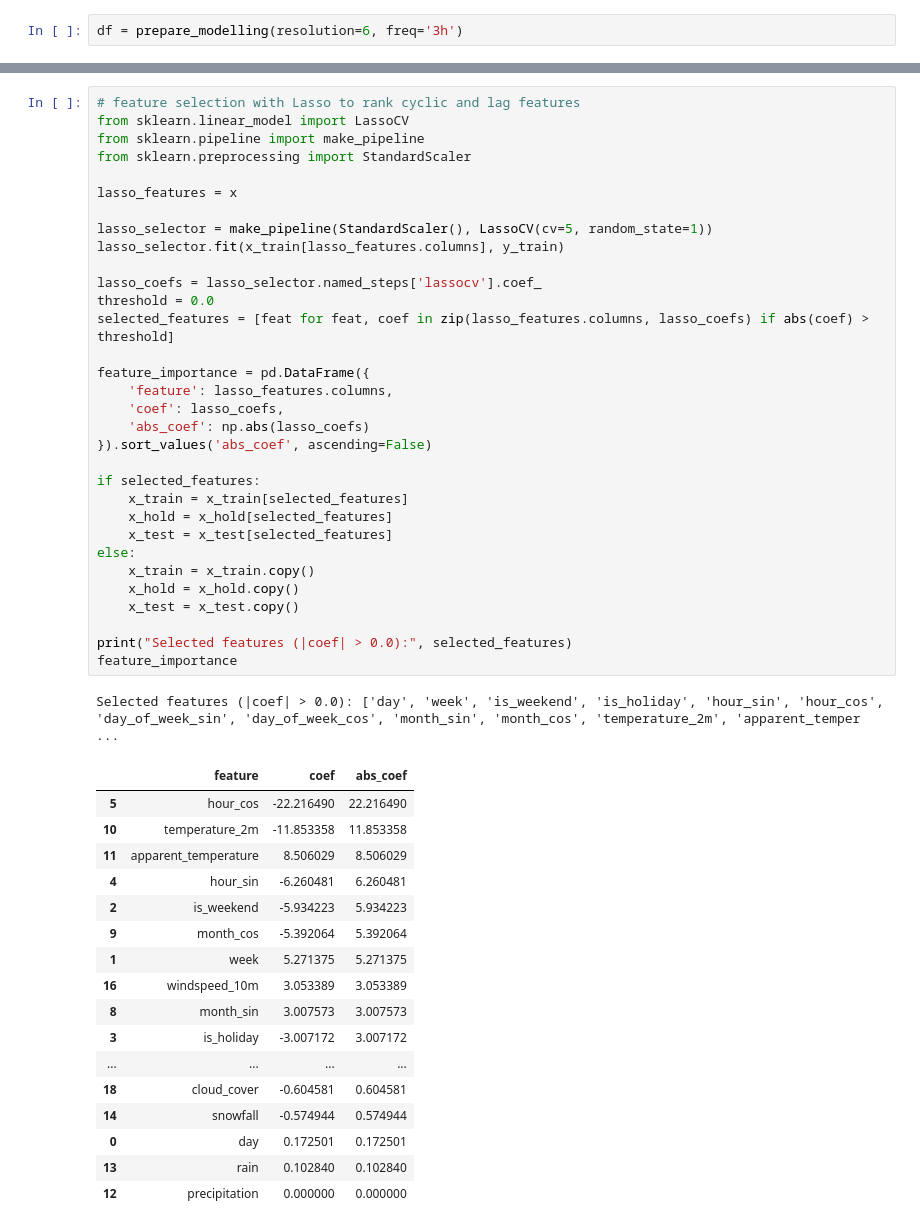
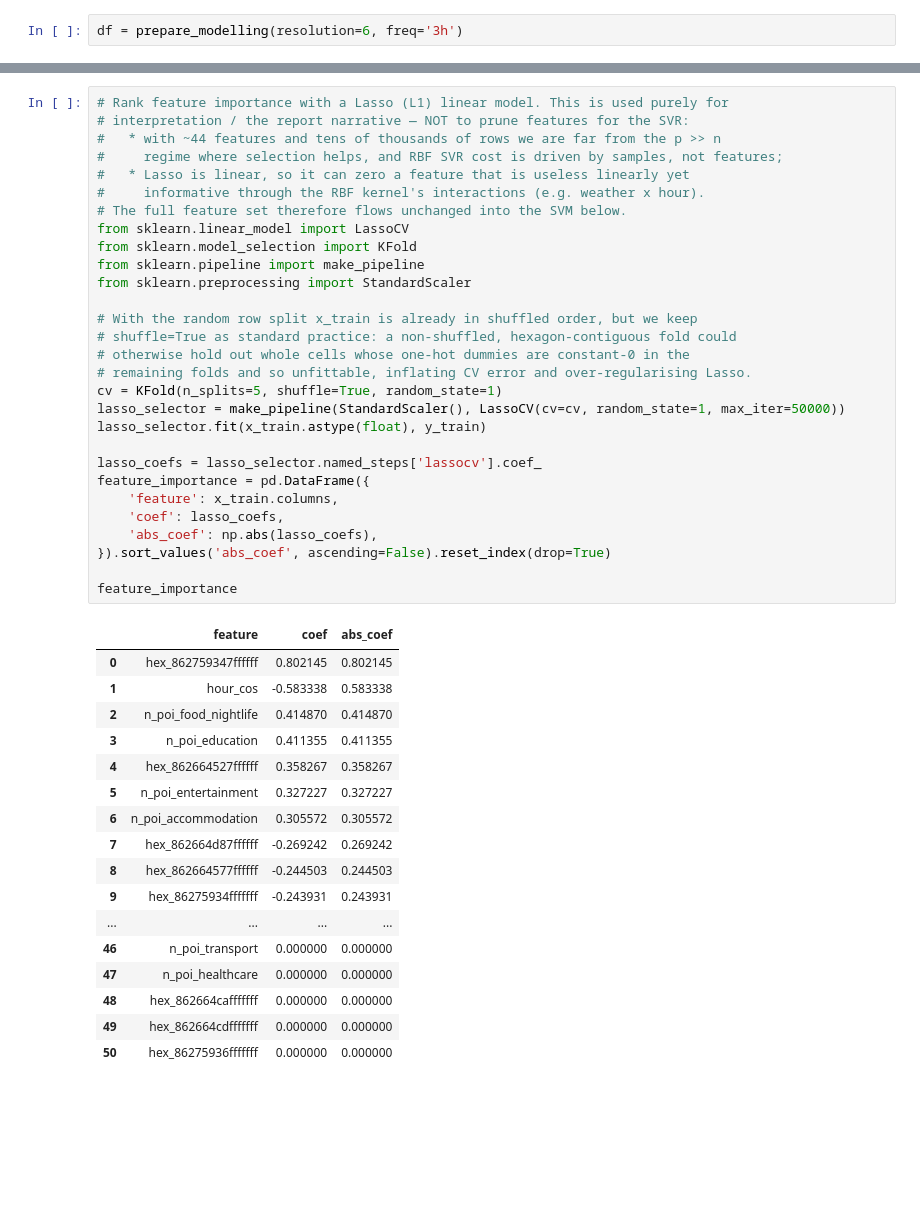
Before and after one commit to timoerc/AAA26-Chicago-Mobility, a Jupyter notebook: notebooks/05a_svm.ipynb, the cells around one changed output, grey strips where cells are left out. Cells and saved outputs as stored; diff of their text form; blank space fills up the shorter version.

```diff
--- a/notebooks/05a_svm.ipynb
+++ b/notebooks/05a_svm.ipynb
@@ -56,54 +143,50 @@ memory usage: 24.6 MB
 # %%
-# feature selection with Lasso to rank cyclic and lag features
+# Rank feature importance with a Lasso (L1) linear model. This is used purely for
+# interpretation / the report narrative — NOT to prune features for the SVR:
+#   * with ~44 features and tens of thousands of rows we are far from the p >> n
+#     regime where selection helps, and RBF SVR cost is driven by samples, not features;
+#   * Lasso is linear, so it can zero a feature that is useless linearly yet
+#     informative through the RBF kernel's interactions (e.g. weather x hour).
+# The full feature set therefore flows unchanged into the SVM below.
 from sklearn.linear_model import LassoCV
+from sklearn.model_selection import KFold
 from sklearn.pipeline import make_pipeline
 from sklearn.preprocessing import StandardScaler
 
-lasso_features = x
-
-lasso_selector = make_pipeline(StandardScaler(), LassoCV(cv=5, random_state=1))
-lasso_selector.fit(x_train[lasso_features.columns], y_train)
+# With the random row split x_train is already in shuffled order, but we keep
+# shuffle=True as standard practice: a non-shuffled, hexagon-contiguous fold could
+# otherwise hold out whole cells whose one-hot dummies are constant-0 in the
+# remaining folds and so unfittable, inflating CV error and over-regularising Lasso.
+cv = KFold(n_splits=5, shuffle=True, random_state=1)
+lasso_selector = make_pipeline(StandardScaler(), LassoCV(cv=cv, random_state=1, max_iter=50000))
+lasso_selector.fit(x_train.astype(float), y_train)
 
 lasso_coefs = lasso_selector.named_steps['lassocv'].coef_
-threshold = 0.0
-selected_features = [feat for feat, coef in zip(lasso_features.columns, lasso_coefs) if abs(coef) > threshold]
+feature_importance = pd.DataFrame({
+    'feature': x_train.columns,
+    'coef': lasso_coefs,
+    'abs_coef': np.abs(lasso_coefs),
+}).sort_values('abs_coef', ascending=False).reset_index(drop=True)
 
-feature_importance = pd.DataFrame({
-    'feature': lasso_features.columns,
-    'coef': lasso_coefs,
-    'abs_coef': np.abs(lasso_coefs)
-}).sort_values('abs_coef', ascending=False)
-
-if selected_features:
-    x_train = x_train[selected_features]
-    x_hold = x_hold[selected_features]
-    x_test = x_test[selected_features]
-else:
-    x_train = x_train.copy()
-    x_hold = x_hold.copy()
-    x_test = x_test.copy()
-
-print("Selected features (|coef| > 0.0):", selected_features)
 feature_importance
 # %% [output]
-Selected features (|coef| > 0.0): ['day', 'week', 'is_weekend', 'is_holiday', 'hour_sin', 'hour_cos', 'day_of_week_sin', 'day_of_week_cos', 'month_sin', 'month_cos', 'temperature_2m', 'apparent_temper ...
 |  | feature | coef | abs_coef |
-| 5 | hour_cos | -22.216490 | 22.216490 |
-| 10 | temperature_2m | -11.853358 | 11.853358 |
-| 11 | apparent_temperature | 8.506029 | 8.506029 |
-| 4 | hour_sin | -6.260481 | 6.260481 |
-| 2 | is_weekend | -5.934223 | 5.934223 |
-| 9 | month_cos | -5.392064 | 5.392064 |
-| 1 | week | 5.271375 | 5.271375 |
-| 16 | windspeed_10m | 3.053389 | 3.053389 |
-| 8 | month_sin | 3.007573 | 3.007573 |
-| 3 | is_holiday | -3.007172 | 3.007172 |
+| 0 | hex_862759347ffffff | 0.802145 | 0.802145 |
+| 1 | hour_cos | -0.583338 | 0.583338 |
+| 2 | n_poi_food_nightlife | 0.414870 | 0.414870 |
+| 3 | n_poi_education | 0.411355 | 0.411355 |
+| 4 | hex_862664527ffffff | 0.358267 | 0.358267 |
+| 5 | n_poi_entertainment | 0.327227 | 0.327227 |
+| 6 | n_poi_accommodation | 0.305572 | 0.305572 |
+| 7 | hex_862664d87ffffff | -0.269242 | 0.269242 |
+| 8 | hex_862664577ffffff | -0.244503 | 0.244503 |
+| 9 | hex_86275934fffffff | -0.243931 | 0.243931 |
 | ... | ... | ... | ... |
-| 18 | cloud_cover | -0.604581 | 0.604581 |
-| 14 | snowfall | -0.574944 | 0.574944 |
-| 0 | day | 0.172501 | 0.172501 |
-| 13 | rain | 0.102840 | 0.102840 |
-| 12 | precipitation | 0.000000 | 0.000000 |
+| 46 | n_poi_transport | 0.000000 | 0.000000 |
+| 47 | n_poi_healthcare | 0.000000 | 0.000000 |
+| 48 | hex_862664cafffffff | 0.000000 | 0.000000 |
+| 49 | hex_862664cdfffffff | 0.000000 | 0.000000 |
+| 50 | hex_86275936fffffff | 0.000000 | 0.000000 |
 # %%
 plt.figure(figsize=(10, 6))
 sns.barplot(data=feature_importance, x='abs_coef', y='feature', palette='viridis')
```
Also changed, not shown: parts of 25 cells of this notebook, 1 other file.
